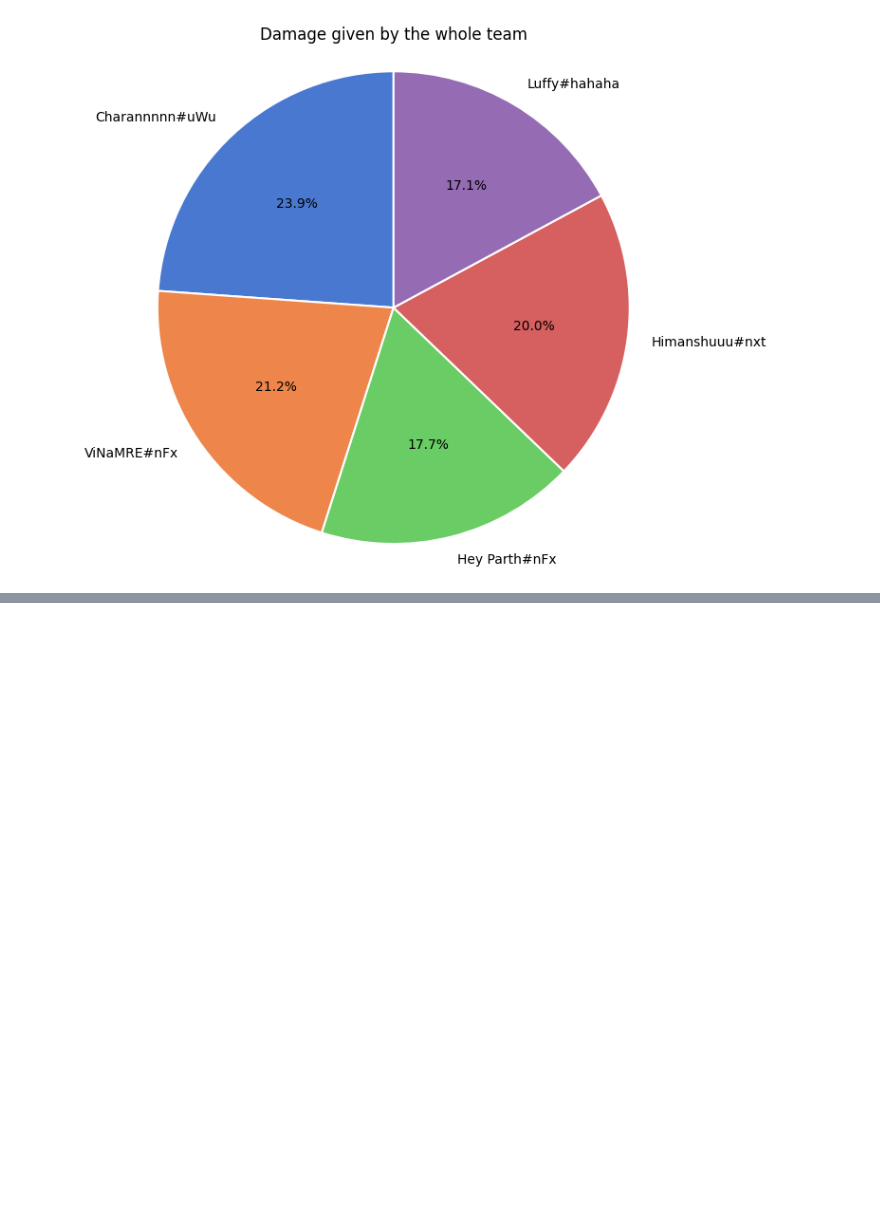
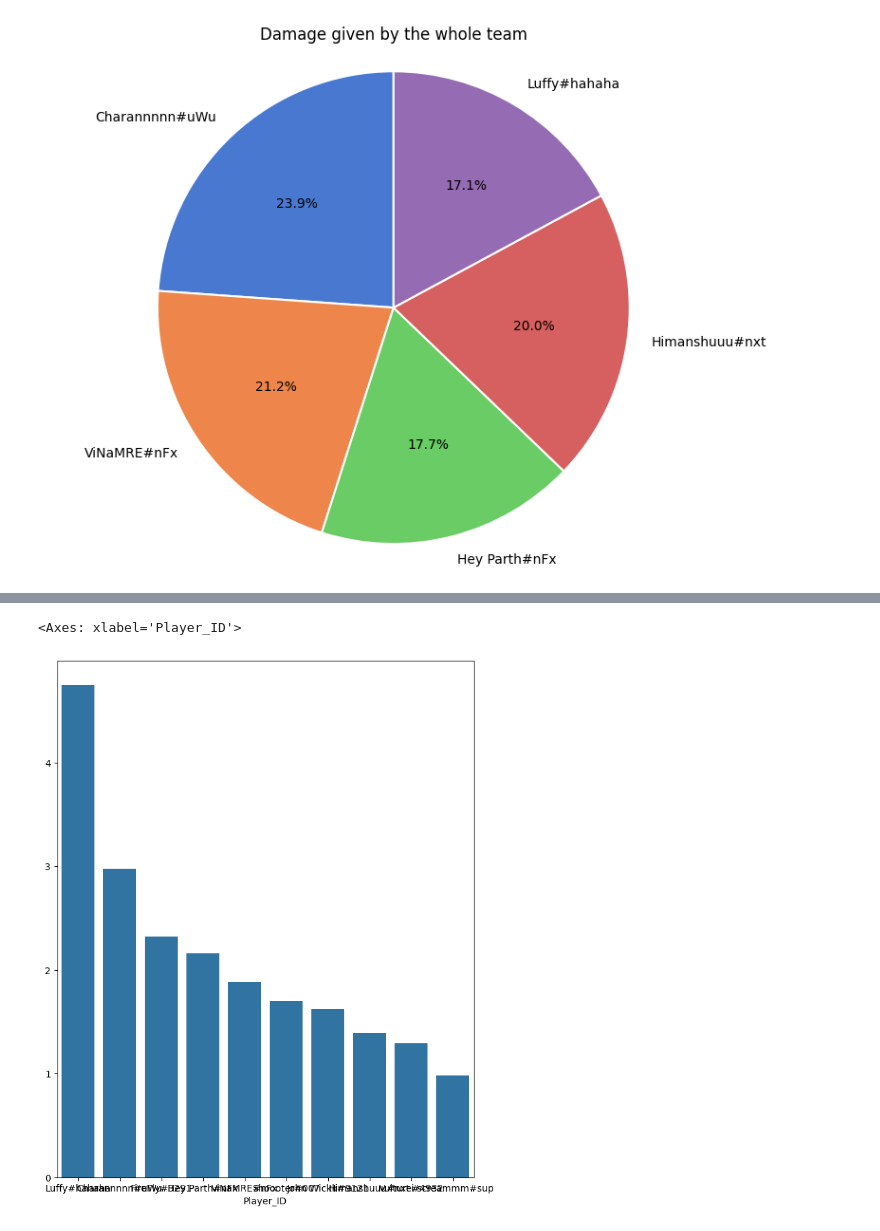
Before and after one commit to Vinnamre/Proj-X, a Jupyter notebook: match_analysis.ipynb, the cells around one changed output, grey strips where cells are left out. Saved outputs shown, nothing was run; the diff lists cells and outputs as text; code cells hidden in the pictures; blank space fills up the shorter version.

```diff
--- a/match_analysis.ipynb
+++ b/match_analysis.ipynb
@@ -636,0 +639,12 @@ plt.show()
+# %%
+# players performance will be determined by kills, assists, damage, K/D, clutches, plants and defuses
+def cal_player_performance(df):
+    df['K/D_norm'] = df['K/D']/df['K/D'].max()
+    df['Assists_norm'] = df['Assists']/df['Assists'].max()
+    df['Clutches_norm'] = df['Clutches']/df['Clutches'].max()
+    df['Plants_norm'] = df['Plants']/df['Plants'].max()
+    df['Defuses_norm'] = df['Defuses']/df['Defuses'].max()
+    df['Performance'] = df['K/D_norm']+df['Assists_norm']+df['Clutches_norm']+df['Plants_norm']+df['Defuses_norm']
+    player_performance = df[['Player_ID', 'K/D_norm', 'Assists_norm', 'Clutches_norm', 'Plants_norm', 'Defuses_norm', 'Performance']]
+
+    return player_performance
@@ -636,0 +653,4 @@ plt.show()
+# %%
+player_performance = round(cal_player_performance(player_summary_df), 2)
+player_performance = player_performance.groupby('Player_ID')['Performance'].mean().sort_values(ascending=False)
+player_performance
@@ -637,3 +670,9 @@ plt.show()
+# %%
+plt.figure(figsize=(8,10))
+sns.barplot(x=player_performance.index, y=player_performance.values)
+# %% [output]
+<Axes: xlabel='Player_ID'>
+[figure, added]
 # %%
 # as data is more complex to read we need to make a function to process this data
 
```
Also changed, not shown: parts of 3 cells of this notebook, 7 other files.
